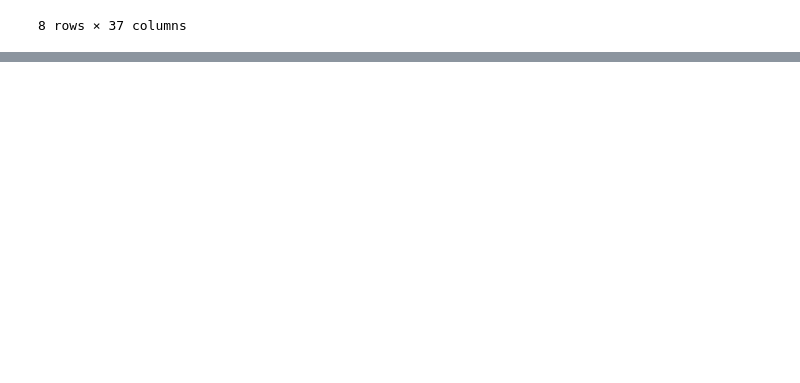
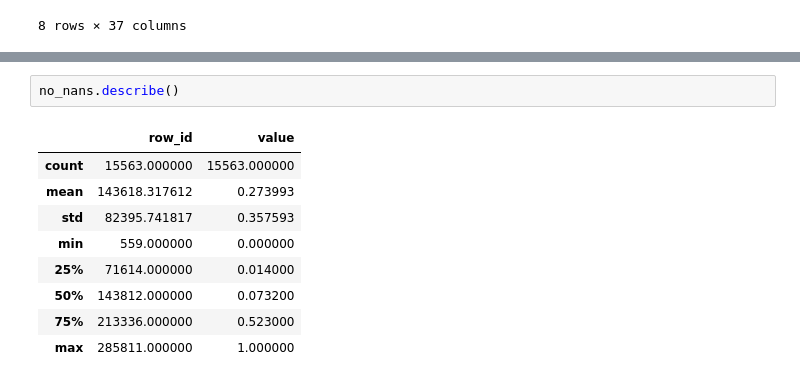
Before and after one commit to machine-learning-study-group/time-series-millenium-goals, a Jupyter notebook: 2-prepare-data.ipynb, the cells around one changed output, grey strips where cells are left out. Drawn from its saved outputs; the diff is of its cells as text; blank space fills up the shorter version.

```diff
--- a/2-prepare-data.ipynb
+++ b/2-prepare-data.ipynb
@@ -176,0 +219,12 @@ joined_data.describe()
+# %%
+no_nans.describe()
+# %% [output]
+|  | row_id | value |
+| count | 15563.000000 | 15563.000000 |
+| mean | 143618.317612 | 0.273993 |
+| std | 82395.741817 | 0.357593 |
+| min | 559.000000 | 0.000000 |
+| 25% | 71614.000000 | 0.014000 |
+| 50% | 143812.000000 | 0.073200 |
+| 75% | 213336.000000 | 0.523000 |
+| max | 285811.000000 | 1.000000 |
```
Also changed, not shown: parts of 6 cells of this notebook.
